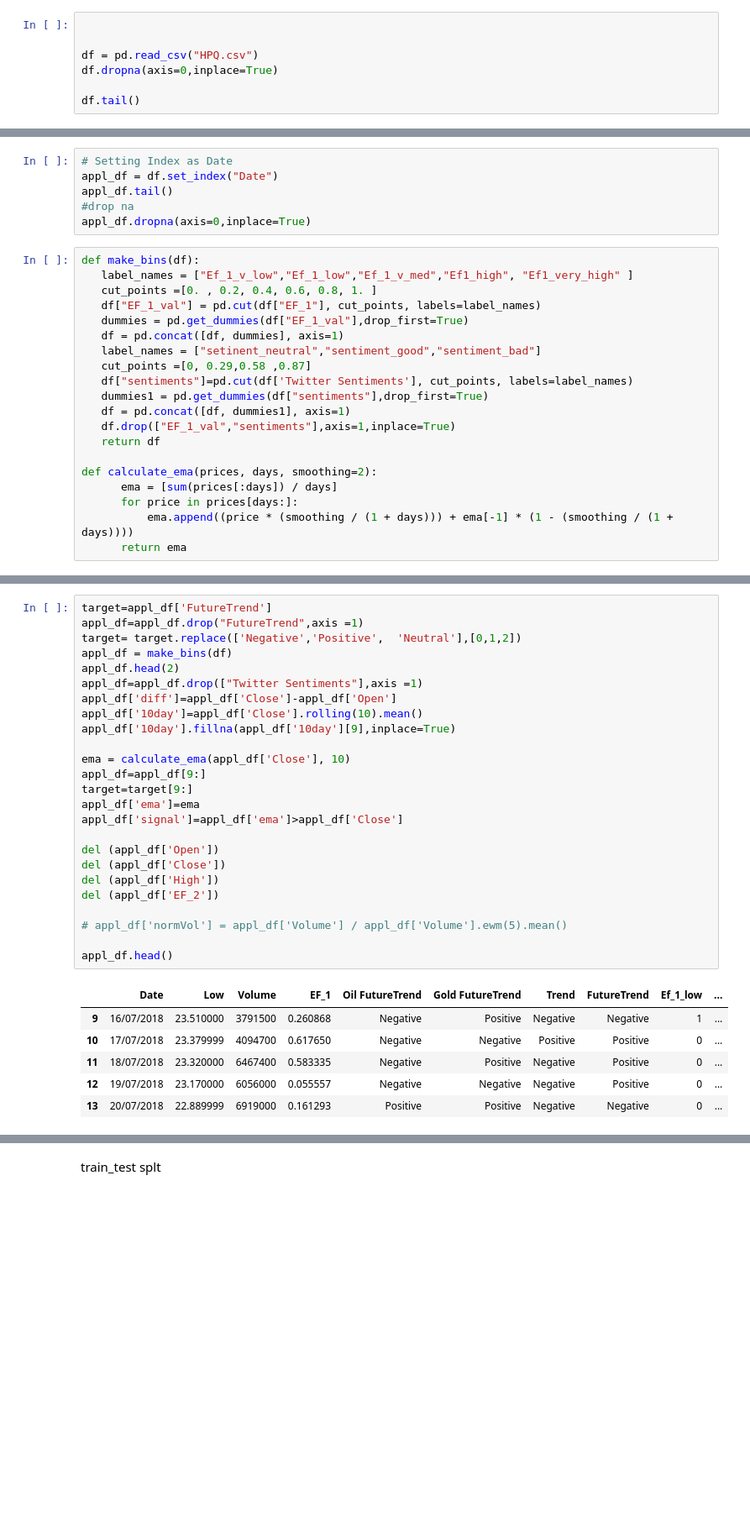
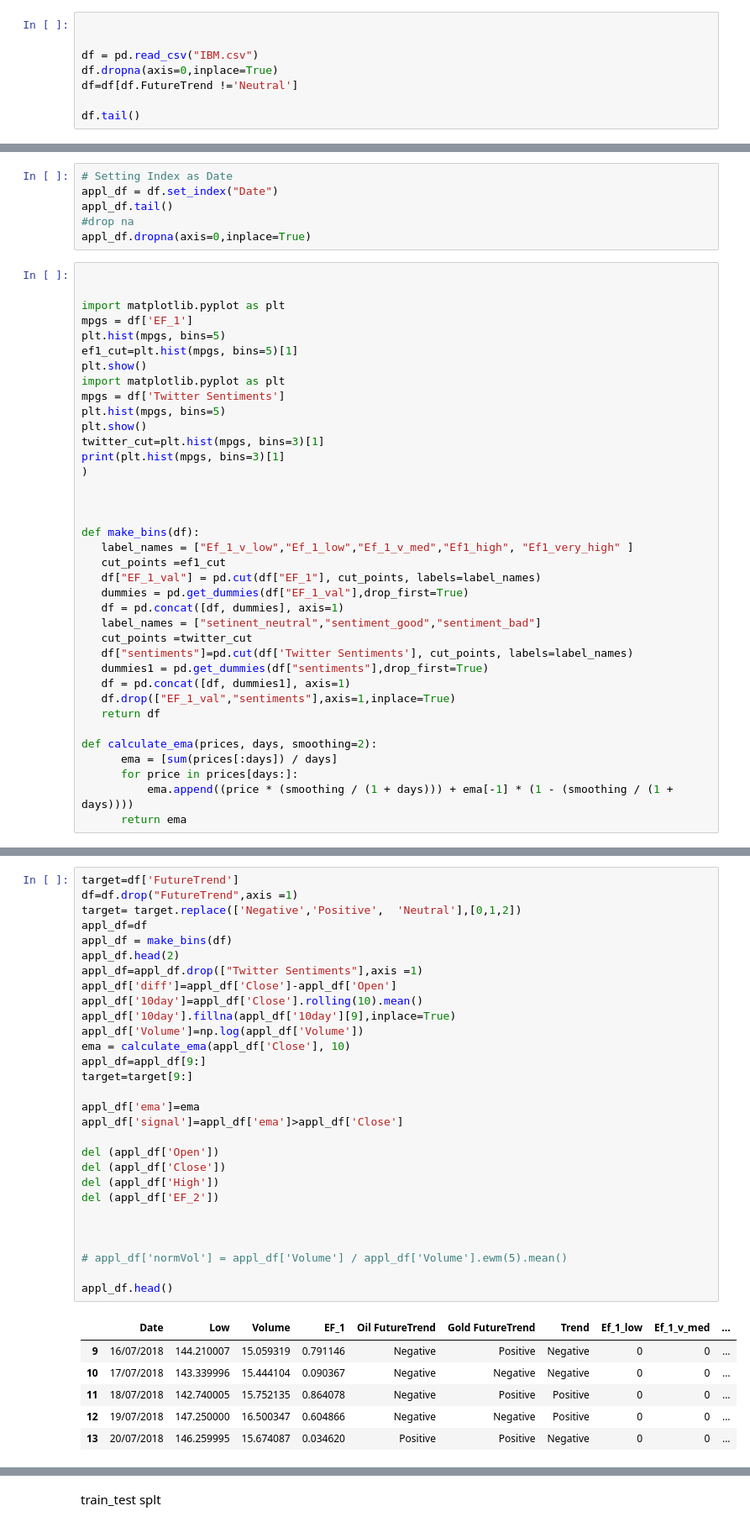
Before and after one commit to muhammadanas25/Stock_trend_prediction, a Jupyter notebook: Random_forest_Stock_model.ipynb, the cells around one changed output, grey strips where cells are left out. Shown at 84% size. Cells and saved outputs as stored; diff of their text form; blank space fills up the shorter version.

```diff
--- a/Random_forest_Stock_model.ipynb
+++ b/Random_forest_Stock_model.ipynb
@@ -41,8 +41,9 @@ Requirement already satisfied: path in /usr/local/lib/python3.7/dist-packages (1
 # %%
 
 
-df = pd.read_csv("HPQ.csv")
+df = pd.read_csv("IBM.csv")
 df.dropna(axis=0,inplace=True)
+df=df[df.FutureTrend !='Neutral']
 
 df.tail()
 # %% [output]
@@ -66,14 +66,31 @@ appl_df.tail()
 #drop na
 appl_df.dropna(axis=0,inplace=True)
 # %%
+
+
+import matplotlib.pyplot as plt
+mpgs = df['EF_1']
+plt.hist(mpgs, bins=5)
+ef1_cut=plt.hist(mpgs, bins=5)[1]
+plt.show()
+import matplotlib.pyplot as plt
+mpgs = df['Twitter Sentiments']
+plt.hist(mpgs, bins=5)
+plt.show()
+twitter_cut=plt.hist(mpgs, bins=3)[1]
+print(plt.hist(mpgs, bins=3)[1]
+)
+
+
+
 def make_bins(df):
    label_names = ["Ef_1_v_low","Ef_1_low","Ef_1_v_med","Ef1_high", "Ef1_very_high" ]
-   cut_points =[0. , 0.2, 0.4, 0.6, 0.8, 1. ]
+   cut_points =ef1_cut
    df["EF_1_val"] = pd.cut(df["EF_1"], cut_points, labels=label_names)
    dummies = pd.get_dummies(df["EF_1_val"],drop_first=True)
    df = pd.concat([df, dummies], axis=1)
    label_names = ["setinent_neutral","sentiment_good","sentiment_bad"]
-   cut_points =[0, 0.29,0.58 ,0.87]
+   cut_points =twitter_cut
    df["sentiments"]=pd.cut(df['Twitter Sentiments'], cut_points, labels=label_names)
    dummies1 = pd.get_dummies(df["sentiments"],drop_first=True)
    df = pd.concat([df, dummies1], axis=1)
@@ -98,35 +120,39 @@ appl_df.head()
 # %%
-target=appl_df['FutureTrend']
-appl_df=appl_df.drop("FutureTrend",axis =1)
+target=df['FutureTrend']
+df=df.drop("FutureTrend",axis =1)
 target= target.replace(['Negative','Positive',  'Neutral'],[0,1,2])
+appl_df=df
 appl_df = make_bins(df)
 appl_df.head(2)
 appl_df=appl_df.drop(["Twitter Sentiments"],axis =1)
 appl_df['diff']=appl_df['Close']-appl_df['Open']
 appl_df['10day']=appl_df['Close'].rolling(10).mean()
 appl_df['10day'].fillna(appl_df['10day'][9],inplace=True)
-
+appl_df['Volume']=np.log(appl_df['Volume'])
 ema = calculate_ema(appl_df['Close'], 10)
 appl_df=appl_df[9:]
 target=target[9:]
+
 appl_df['ema']=ema
 appl_df['signal']=appl_df['ema']>appl_df['Close']
 
 del (appl_df['Open'])
 del (appl_df['Close'])
 del (appl_df['High'])
 del (appl_df['EF_2'])
 
+
+
 # appl_df['normVol'] = appl_df['Volume'] / appl_df['Volume'].ewm(5).mean()
 
 appl_df.head()
 # %% [output]
-|  | Date | Low | Volume | EF_1 | Oil FutureTrend | Gold FutureTrend | Trend | FutureTrend | Ef_1_low | ... |
-| 9 | 16/07/2018 | 23.510000 | 3791500 | 0.260868 | Negative | Positive | Negative | Negative | 1 | ... |
-| 10 | 17/07/2018 | 23.379999 | 4094700 | 0.617650 | Negative | Negative | Positive | Positive | 0 | ... |
-| 11 | 18/07/2018 | 23.320000 | 6467400 | 0.583335 | Negative | Positive | Negative | Positive | 0 | ... |
-| 12 | 19/07/2018 | 23.170000 | 6056000 | 0.055557 | Negative | Negative | Negative | Positive | 0 | ... |
-| 13 | 20/07/2018 | 22.889999 | 6919000 | 0.161293 | Positive | Positive | Negative | Negative | 0 | ... |
+|  | Date | Low | Volume | EF_1 | Oil FutureTrend | Gold FutureTrend | Trend | Ef_1_low | Ef_1_v_med | ... |
+| 9 | 16/07/2018 | 144.210007 | 15.059319 | 0.791146 | Negative | Positive | Negative | 0 | 0 | ... |
+| 10 | 17/07/2018 | 143.339996 | 15.444104 | 0.090367 | Negative | Negative | Negative | 0 | 0 | ... |
+| 11 | 18/07/2018 | 142.740005 | 15.752135 | 0.864078 | Negative | Positive | Positive | 0 | 0 | ... |
+| 12 | 19/07/2018 | 147.250000 | 16.500347 | 0.604866 | Negative | Negative | Positive | 0 | 0 | ... |
+| 13 | 20/07/2018 | 146.259995 | 15.674087 | 0.034620 | Positive | Positive | Negative | 0 | 0 | ... |
 # %%
 new_df=appl_df
 new_df.set_index('Date',inplace=True)
```
Also changed, not shown: parts of 21 cells of this notebook.
